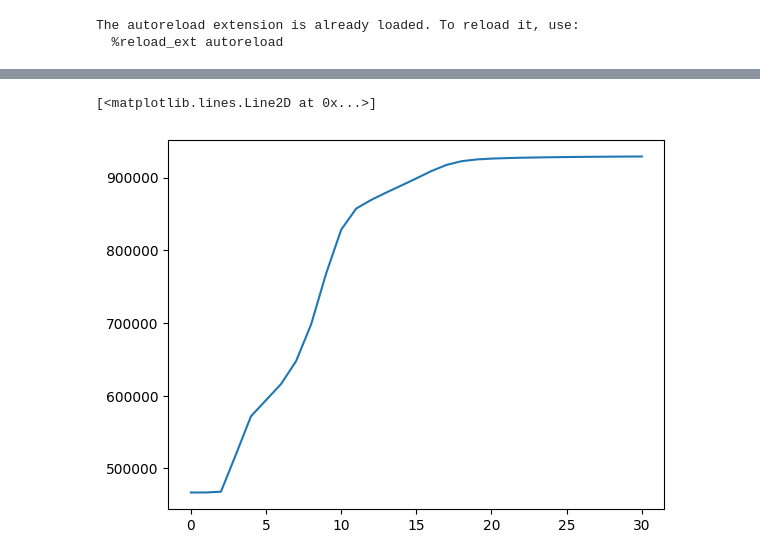
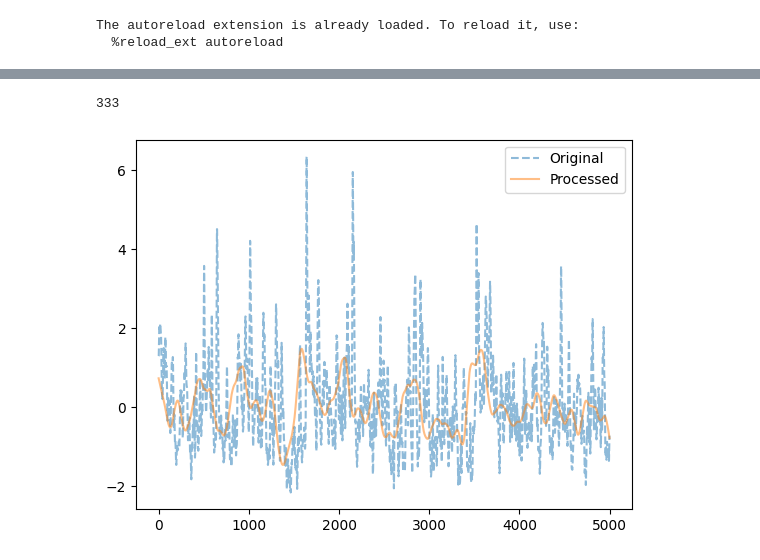
Before and after one commit to Mschaid/transphorm, a Jupyter notebook: notebooks/model_dev/arhmm_fp.ipynb, the cells around one changed output, grey strips where cells are left out. Drawn from its saved outputs; the diff is of its cells as text; code cells hidden in the pictures.

```diff
--- a/notebooks/model_dev/arhmm_fp.ipynb
+++ b/notebooks/model_dev/arhmm_fp.ipynb
@@ -87,5 +31,0 @@ plt.plot(samples[1])
-# %%
-plt.plot(lls)
-# %% [output]
-[<matplotlib.lines.Line2D at 0x...>]
-[figure, removed]
@@ -118,0 +32,24 @@ plt.tight_layout()
+# %%
+1000//3
+# %% [output]
+333
+# %%
+# model_path = Path("/projects/p31961/transphorm/models/arhmm/mutual_title_6196.joblib")
+data_path = Path("/Users/mds8301/Desktop/temp/da_full_timeseries_partitioned_learning.pt")
+# model = joblib.load(model_path)
+loader = AADataLoader(data_path,
+                      weiner_filter=True,
+                      smoothing=True,
+                      smoothing_window_size=1071//4,
+                      down_sample=True)
+loader.load_data()
+loader.prepare_data()
+original = loader.data[0][::25][1:5000]
+# convolve with a 500 point moving average
+plt.plot(original, label='Original', alpha=0.5, linestyle='--')
+
+plt.plot(loader.x[0][:5000], label='Processed', alpha=0.5, linestyle='-')
+plt.legend()
+plt.show()
+# %% [output]
+[figure, added]
```
Also changed, not shown: parts of 8 cells of this notebook, 6 other files.
